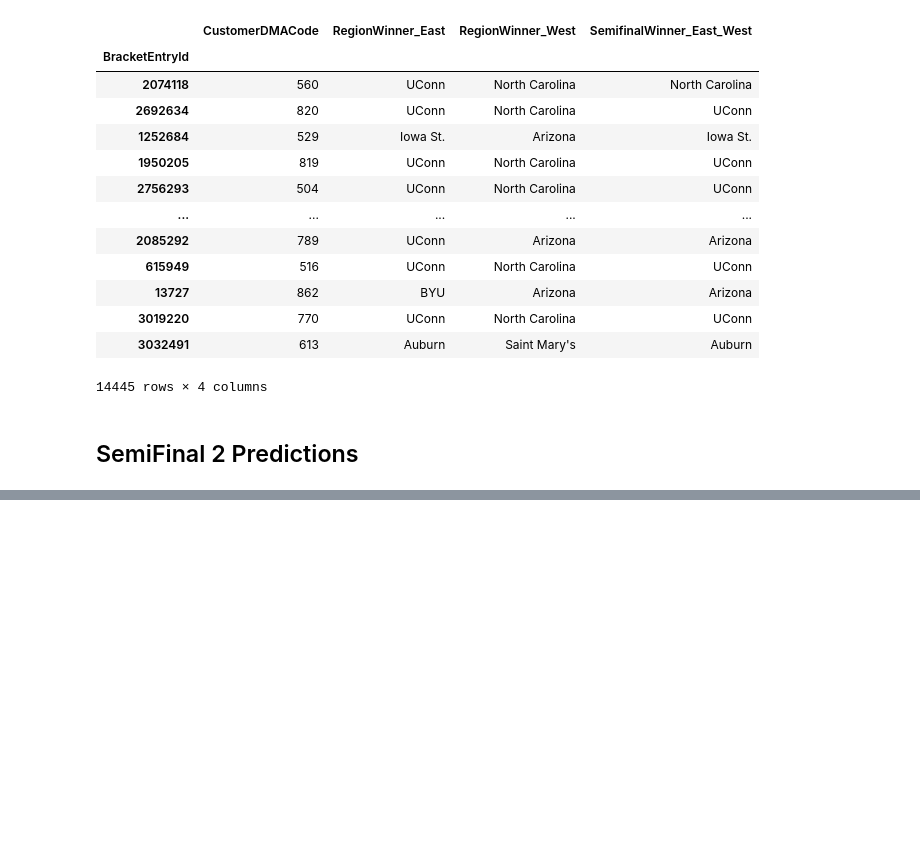
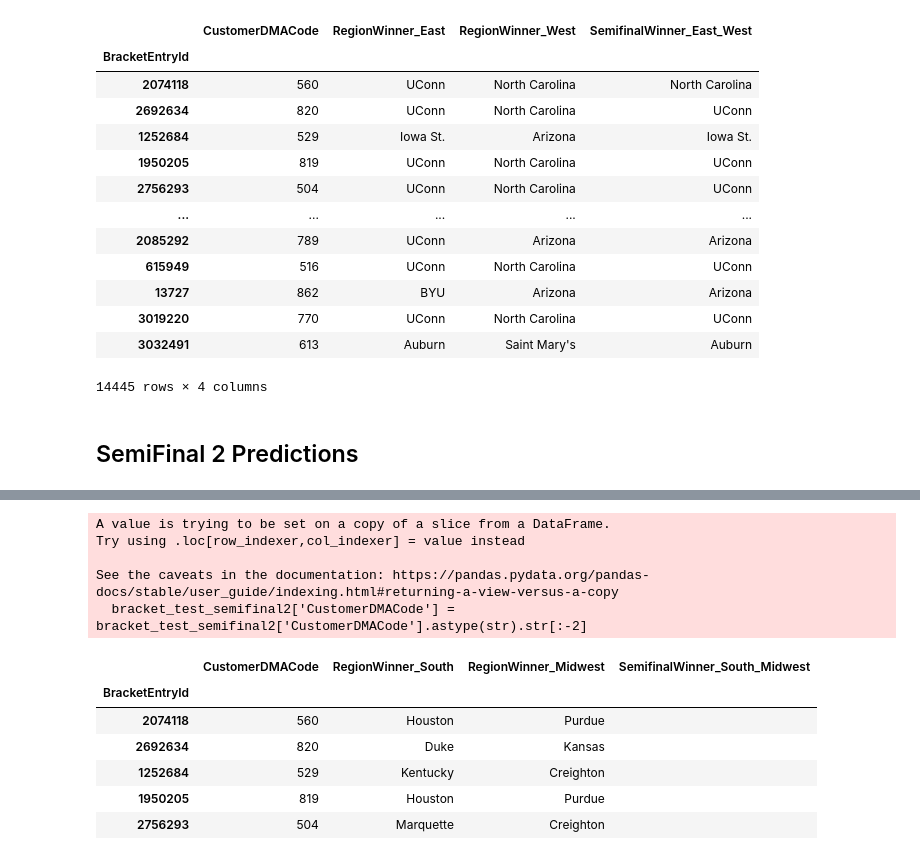
Before and after one commit to Vishnuanand77/Crossroads-Classic-Analytics-Challenge-Learning-Machine, a Jupyter notebook: GBDT.ipynb, the cells around one changed output, grey strips where cells are left out. Drawn from its saved outputs; the diff is of its cells as text; code cells hidden in the pictures; blank space fills up the shorter version.

```diff
--- a/GBDT.ipynb
+++ b/GBDT.ipynb
@@ -20,6 +20,7 @@ bracket_training.head()
 # %%
 bracket_test = pd.read_csv('bracket_test_with_names.csv')
 bracket_test['SemifinalWinner_East_West'] = ""
+bracket_test['SemifinalWinner_South_Midwest'] = ""
 bracket_test.head()
 # %% [output]
 |  | Unnamed: 0 | CustomerID | CustomerAreaCode | CustomerPostalCode | CustomerPostalCodeLatitude | ... |
@@ -166,0 +154,18 @@ bracket_training_semifinal2 =
+# %%
+bracket_test_semifinal2 = bracket_test[['CustomerDMACode', 'RegionWinner_South', 'RegionWinner_Midwest', 'SemifinalWinner_South_Midwest', 'BracketEntryId']]
+bracket_test_semifinal2['CustomerDMACode'] = bracket_test_semifinal2['CustomerDMACode'].astype(str).str[:-2]
+bracket_test_semifinal2.set_index('BracketEntryId', inplace=True)
+bracket_test_semifinal2.head()
+# %% [output]
+A value is trying to be set on a copy of a slice from a DataFrame.
+Try using .loc[row_indexer,col_indexer] = value instead
+
+See the caveats in the documentation: https://pandas.pydata.org/pandas-docs/stable/user_guide/indexing.html#returning-a-view-versus-a-copy
+  bracket_test_semifinal2['CustomerDMACode'] = bracket_test_semifinal2['CustomerDMACode'].astype(str).str[:-2]
+|  | CustomerDMACode | RegionWinner_South | RegionWinner_Midwest | SemifinalWinner_South_Midwest |
+| BracketEntryId |  |  |  |  |
+| 2074118 | 560 | Houston | Purdue |  |
+| 2692634 | 820 | Duke | Kansas |  |
+| 1252684 | 529 | Kentucky | Creighton |  |
+| 1950205 | 819 | Houston | Purdue |  |
+| 2756293 | 504 | Marquette | Creighton |  |
```
Also changed, not shown: parts of 4 cells of this notebook, 5 other files.
